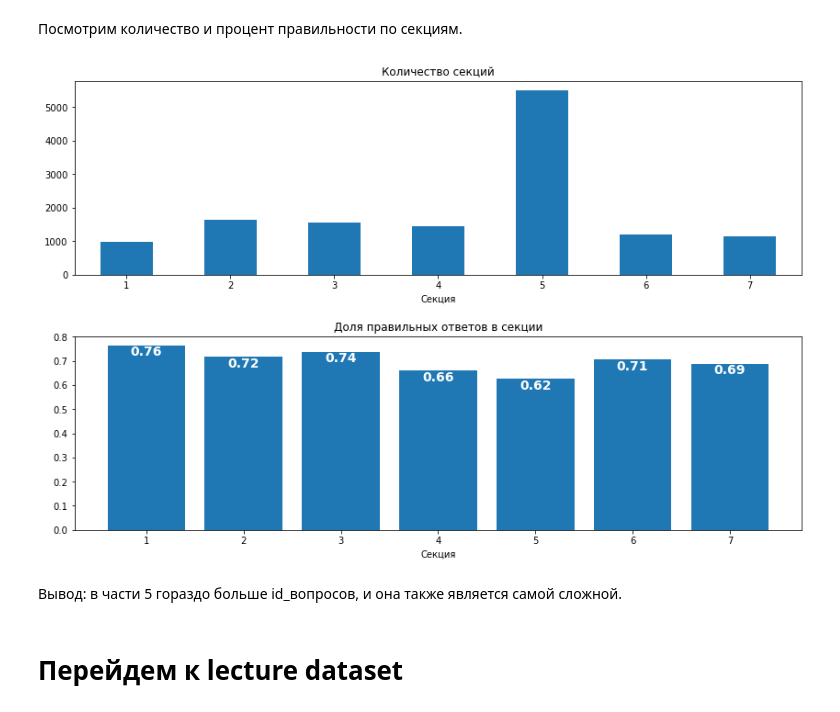
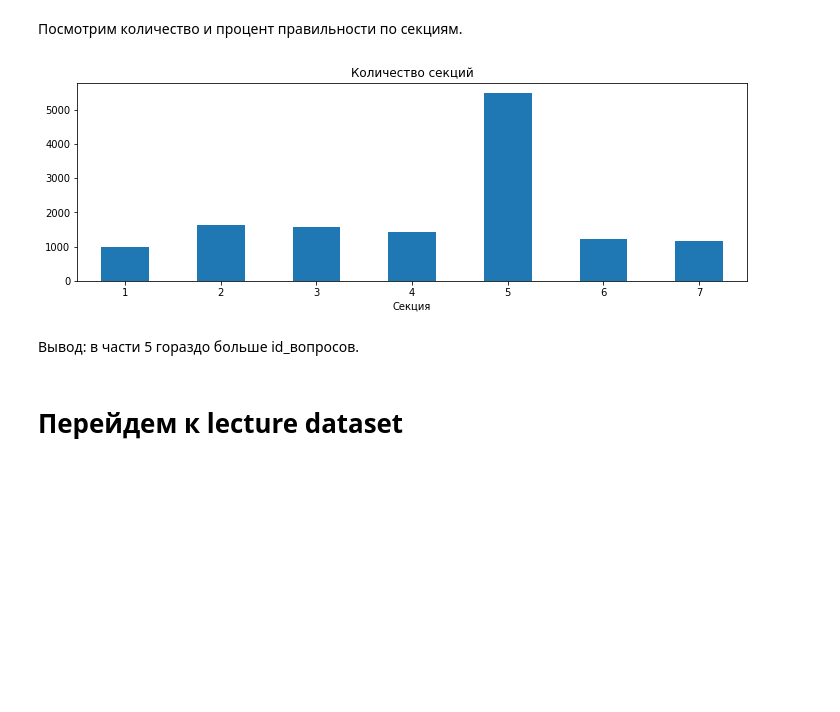
Before and after one commit to Pashkovaleks/MIPT-22, a Jupyter notebook: Pandas_.ipynb, the cells around one changed output. Cells and saved outputs as stored; diff of their text form; code cells hidden in the pictures; blank space fills up the shorter version.

```diff
--- a/Pandas_.ipynb
+++ b/Pandas_.ipynb
@@ -303,0 +294,3 @@ questions_data.head()
+# %%
+questions_data = pd.read_csv('data/questions.csv', sep=',')
+questions_data.head()
@@ -331,28 +330,15 @@ array(["['51', '131', '162', '38']", "['131', '36', '81']",
 # %%
 fig = plt.figure(figsize=(12,8))
 ax1 = fig.add_subplot(211)
 ax1 = questions_data.groupby("part").count()['question_id'].plot.bar()
 plt.title("Количество секций")
 plt.xlabel("Секция")
 plt.xticks(rotation=0)
 
-part = questions_data.groupby('part').agg({'Wrong': ['sum'], 'Right': ['sum']})
-part['Percent_correct'] = part.Right/(part.Right + part.Wrong)
-part = part.iloc[:,2]
-
-ax2 = fig.add_subplot(212)
-plt.bar(part.index, part.values)
-for i, v in zip(part.index, part.values):
-    plt.text(i, v, round(v,2), color='white', fontweight='bold', fontsize=14, va='top', ha='center')
-
-plt.title("Доля правильных ответов в секции")
-plt.xlabel("Секция")
-plt.xticks(rotation=0)
-plt.tight_layout(pad=2)
 plt.show()
 # %% [output]
-[figure, old version]
+[figure, new version]
 # %% [markdown]
-Вывод: в части 5 гораздо больше id_вопросов, и она также является самой сложной.
+Вывод: в части 5 гораздо больше id_вопросов.
 # %% [markdown]
 # Перейдем к lecture dataset
```
Also changed, not shown: parts of 32 cells of this notebook.
